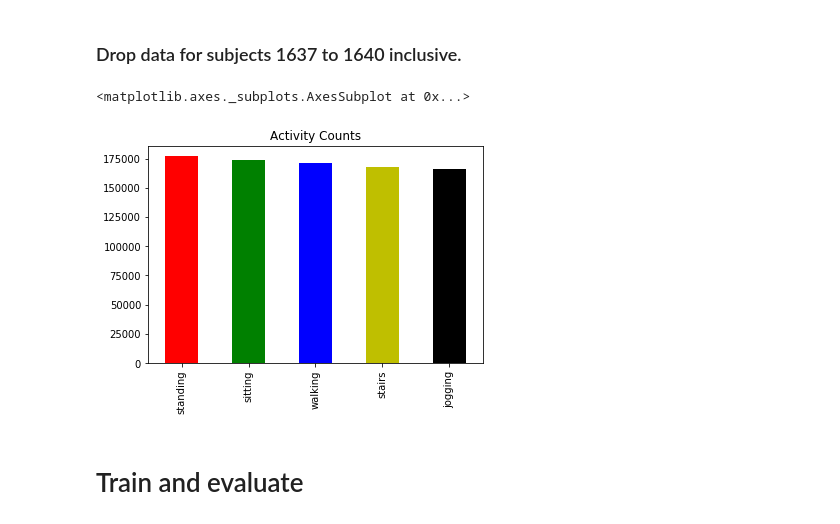
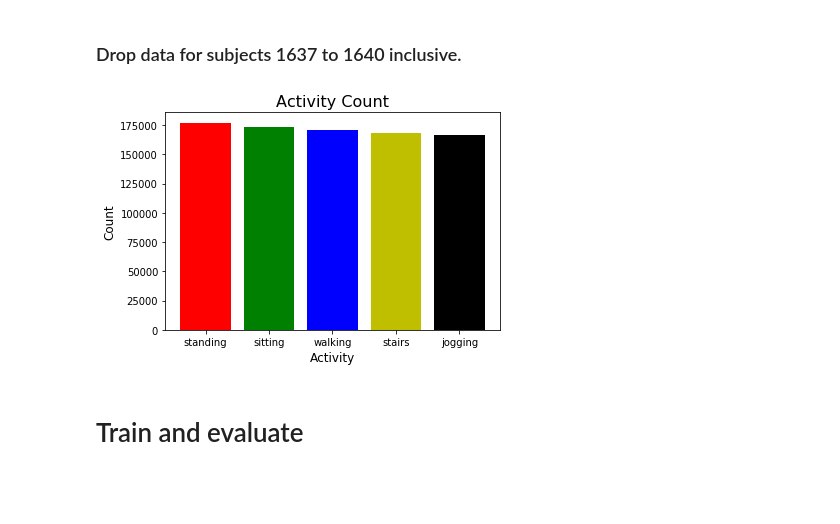
Before and after one commit to rayed-therap/human-activity-recognition-smartwartch, a Jupyter notebook: har.ipynb, the cells around one changed output. Cells and saved outputs as stored; diff of their text form; code cells hidden in the pictures; blank space fills up the shorter version.

Commit message:
Create new lable activity count diagram

```diff
--- a/har.ipynb
+++ b/har.ipynb
@@ -154,11 +153,17 @@ plot_sensor_readings('accel', 1638)
 ### Drop data for subjects 1637 to 1640 inclusive.
 # %%
 har_df = har_df.loc[~har_df['subject'].isin([1637, 1638, 1639, 1640])].reset_index()
-# %%
-har_df['activity'].value_counts().plot(kind='bar', title='Activity Counts', color=['r', 'g', 'b', 'y', 'k'])
-# %% [output]
-<matplotlib.axes._subplots.AxesSubplot at 0x...>
-[figure, removed]
+# %%
+activity_count = har_df.activity.value_counts()
+
+fig, ax = plt.subplots()
+ax.bar(activity_count.index, activity_count.values, color=['r', 'g', 'b', 'y', 'k'])
+ax.set_title('Activity Count', {'fontsize': 16})
+ax.set_xlabel('Activity', {'fontsize': 12})
+ax.set_ylabel('Count', {'fontsize': 12})
+ax.figure.savefig('images/activity_count.svg')
+# %% [output]
+[figure, added]
 # %% [markdown]
 # Train and evaluate
 # %%
```
Also changed, not shown: parts of 1 cell of this notebook, 2 other files.
